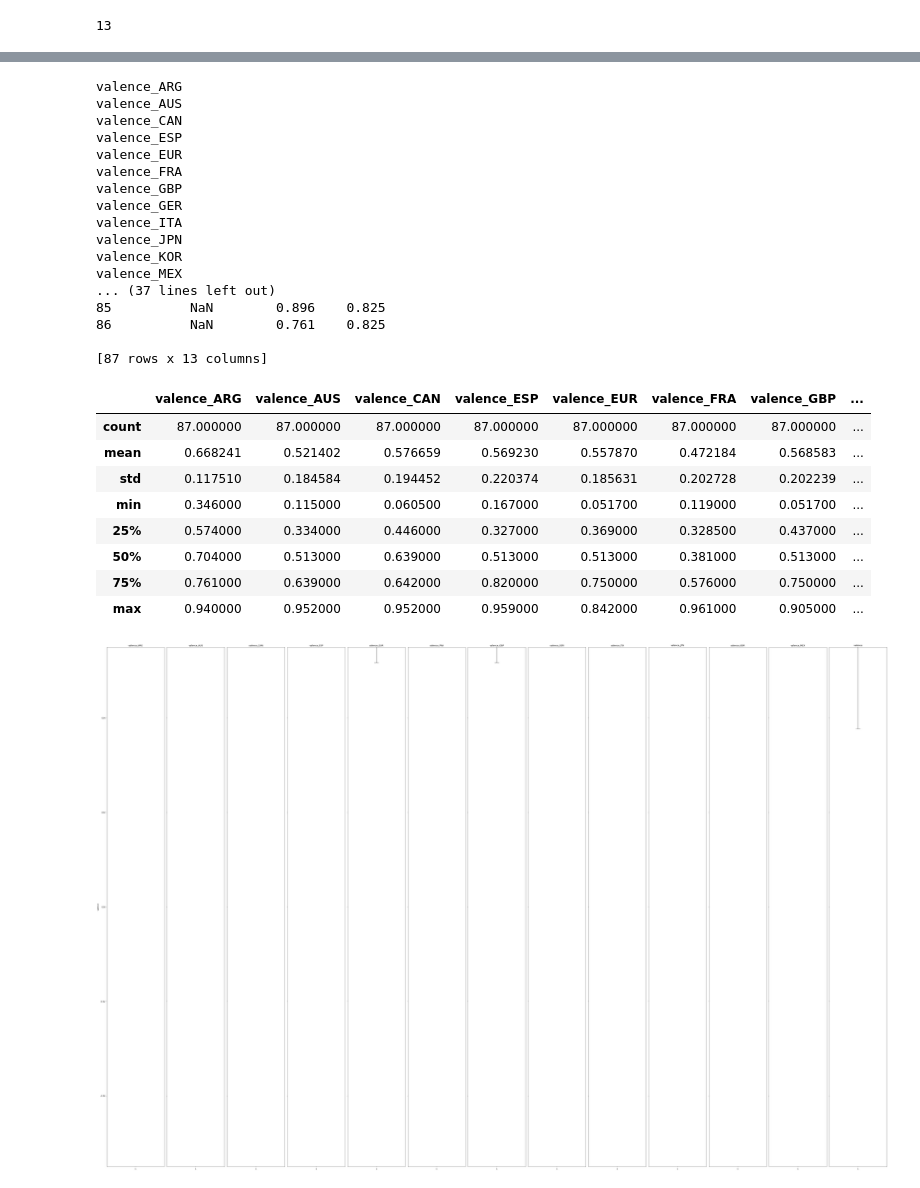
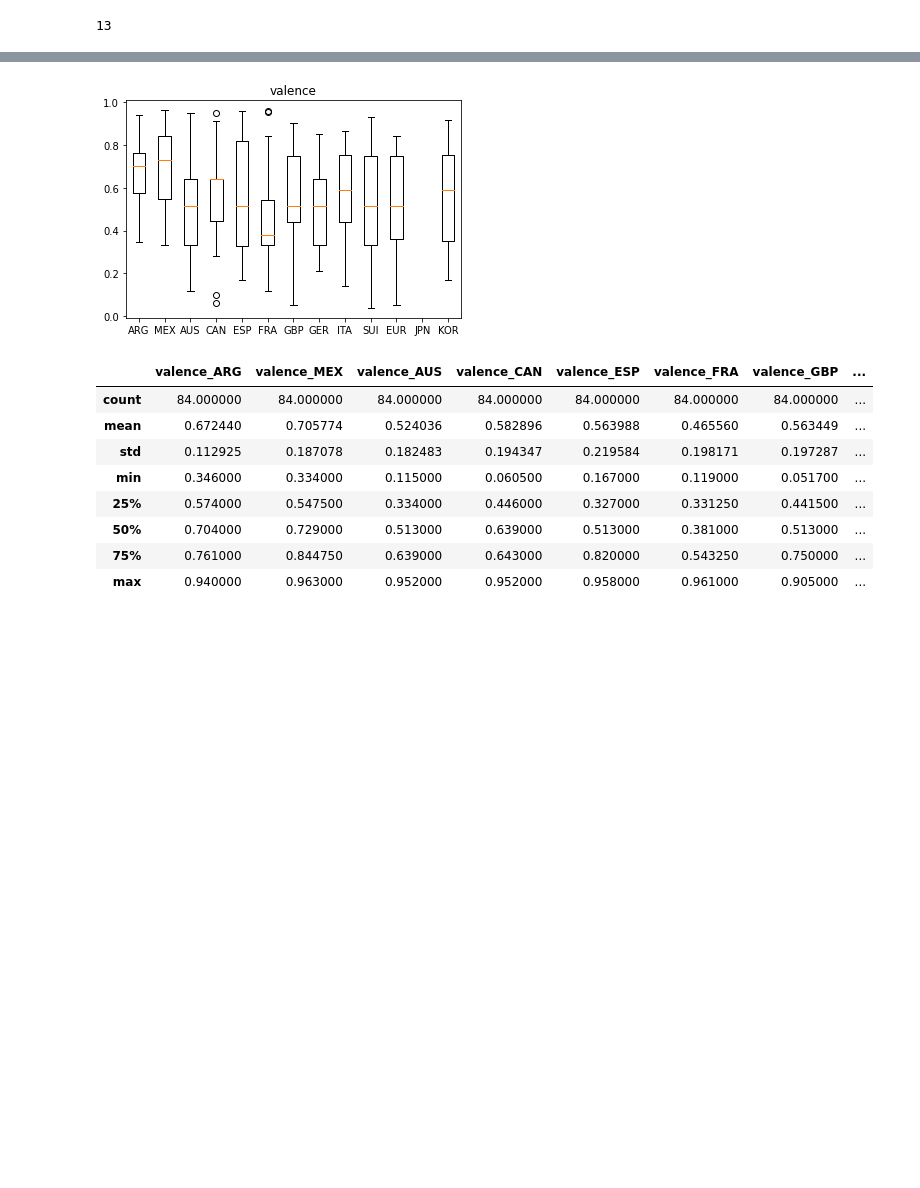
Before and after one commit to DataBerenicenz/Epsilon_Team, a Jupyter notebook: +Jesus/Spotify.ipynb, the cells around one changed output, grey strips where cells are left out. Cells and saved outputs as stored; diff of their text form; code cells hidden in the pictures; blank space fills up the shorter version.

Commit message:
I made a comparative analysis of the qualities of the songs according to the Billboard databases

```diff
--- a/+Jesus/Spotify.ipynb
+++ b/+Jesus/Spotify.ipynb
@@ -1,7 +1,7 @@
 # %%
 import pandas as pd
 
-countries=["ARG", "AUS", "CAN", "ESP", "EUR", "FRA", "GBP", "GER", "ITA", "JPN", "KOR", "MEX", "SUI"]
+countries=["ARG","MEX","AUS", "CAN", "ESP", "FRA", "GBP", "GER", "ITA","SUI","EUR", "JPN", "KOR"]
 files_name=[]
 country_data={}
 
@@ -129,45 +132,23 @@ def create_boxplots():
 # %%
-import matplotlib.pyplot as plt
+variable_to_study="valence"
 
-column_names=[]
-variable_to_study="valence"
-total_valence={}
-df_to_study=total_valence
+study_column_names=create_column_names(variable_to_study)
+columns_for_analysis=len(study_column_names)
 
-column_names=create_column_names(variable_to_study)
-columns_for_analysis=len(column_names)
-
-df_to_study=complete_dataframe[column_names]
+df_to_study=complete_dataframe[study_column_names]
 
 create_boxplots()
 
-print(df_to_study)
+# print(df_to_study)
 df_to_study.describe()
 # %% [output]
-valence_ARG
-valence_AUS
-valence_CAN
-valence_ESP
-valence_EUR
-valence_FRA
-valence_GBP
-valence_GER
-valence_ITA
-valence_JPN
-valence_KOR
-valence_MEX
-... (37 lines left out)
-85          NaN        0.896    0.825
-86          NaN        0.761    0.825
-
-[87 rows x 13 columns]
+[figure, new version]
-|  | valence_ARG | valence_AUS | valence_CAN | valence_ESP | valence_EUR | valence_FRA | valence_GBP | ... |
-| count | 87.000000 | 87.000000 | 87.000000 | 87.000000 | 87.000000 | 87.000000 | 87.000000 | ... |
-| mean | 0.668241 | 0.521402 | 0.576659 | 0.569230 | 0.557870 | 0.472184 | 0.568583 | ... |
-| std | 0.117510 | 0.184584 | 0.194452 | 0.220374 | 0.185631 | 0.202728 | 0.202239 | ... |
-| min | 0.346000 | 0.115000 | 0.060500 | 0.167000 | 0.051700 | 0.119000 | 0.051700 | ... |
-| 25% | 0.574000 | 0.334000 | 0.446000 | 0.327000 | 0.369000 | 0.328500 | 0.437000 | ... |
-| 50% | 0.704000 | 0.513000 | 0.639000 | 0.513000 | 0.513000 | 0.381000 | 0.513000 | ... |
-| 75% | 0.761000 | 0.639000 | 0.642000 | 0.820000 | 0.750000 | 0.576000 | 0.750000 | ... |
-| max | 0.940000 | 0.952000 | 0.952000 | 0.959000 | 0.842000 | 0.961000 | 0.905000 | ... |
+|  | valence_ARG | valence_MEX | valence_AUS | valence_CAN | valence_ESP | valence_FRA | valence_GBP | ... |
+| count | 84.000000 | 84.000000 | 84.000000 | 84.000000 | 84.000000 | 84.000000 | 84.000000 | ... |
+| mean | 0.672440 | 0.705774 | 0.524036 | 0.582896 | 0.563988 | 0.465560 | 0.563449 | ... |
+| std | 0.112925 | 0.187078 | 0.182483 | 0.194347 | 0.219584 | 0.198171 | 0.197287 | ... |
+| min | 0.346000 | 0.334000 | 0.115000 | 0.060500 | 0.167000 | 0.119000 | 0.051700 | ... |
+| 25% | 0.574000 | 0.547500 | 0.334000 | 0.446000 | 0.327000 | 0.331250 | 0.441500 | ... |
+| 50% | 0.704000 | 0.729000 | 0.513000 | 0.639000 | 0.513000 | 0.381000 | 0.513000 | ... |
+| 75% | 0.761000 | 0.844750 | 0.639000 | 0.643000 | 0.820000 | 0.543250 | 0.750000 | ... |
+| max | 0.940000 | 0.963000 | 0.952000 | 0.952000 | 0.958000 | 0.961000 | 0.905000 | ... |
-[figure, old version]
```
Also changed, not shown: parts of 10 cells of this notebook, 1 other file.
